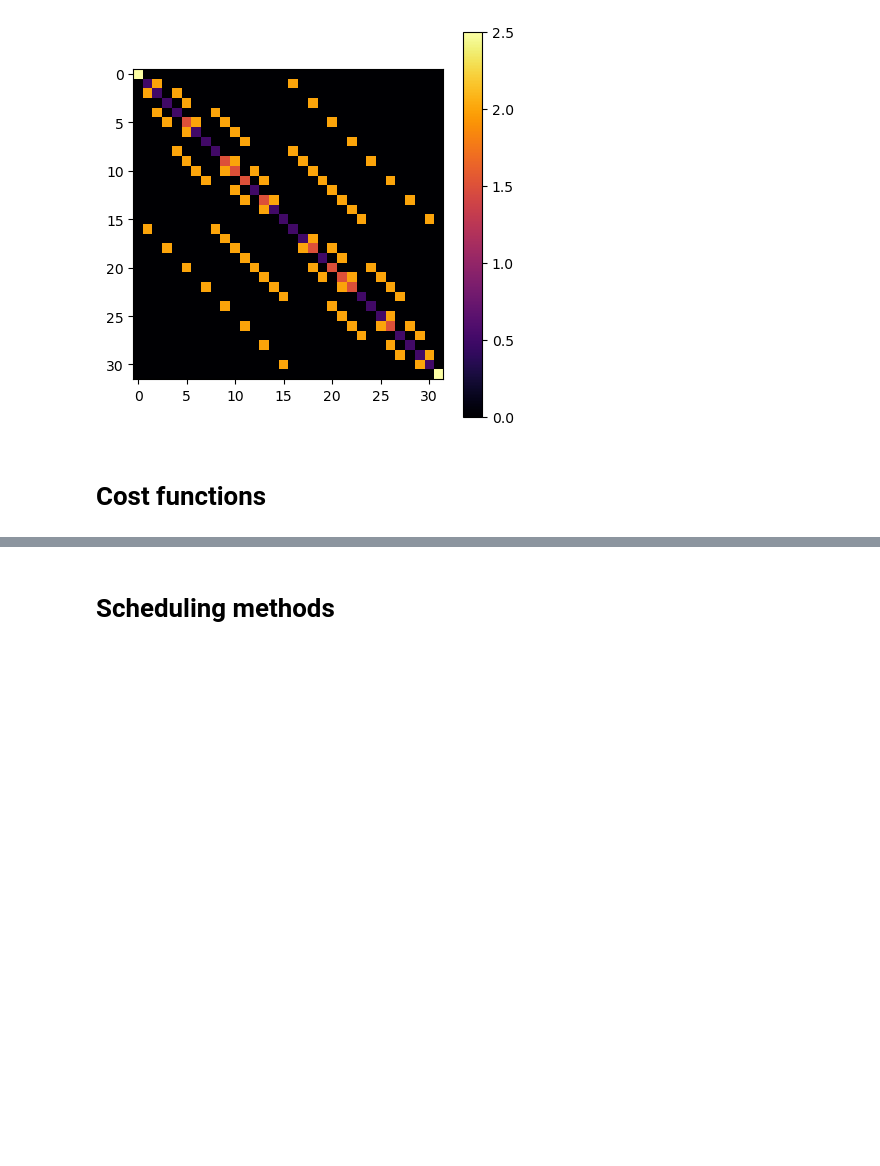
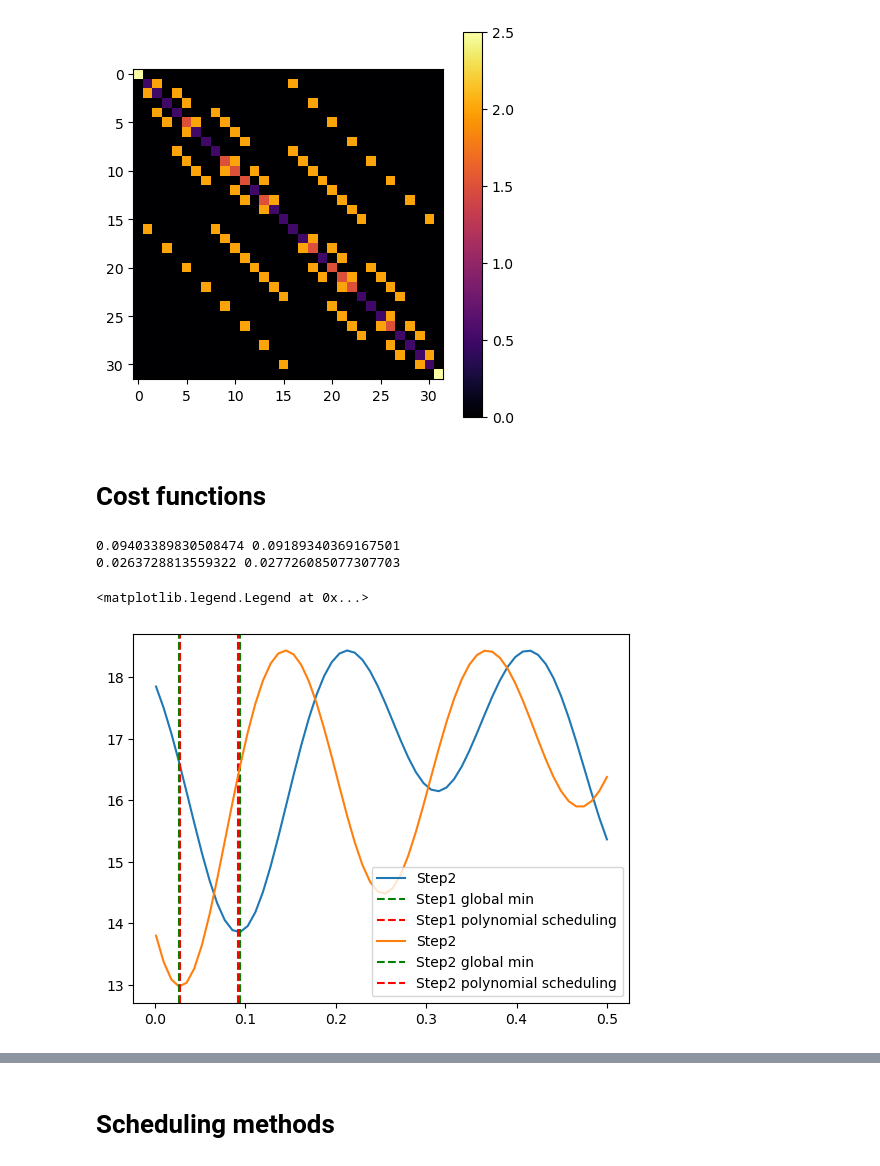
Before and after one commit to qiboteam/boostvqe, a Jupyter notebook: notebooks/docs_and_tutorial_ideas/proceedings.ipynb, the cells around one changed output, grey strips where cells are left out. Drawn from its saved outputs; the diff is of its cells as text; code cells hidden in the pictures; blank space fills up the shorter version.

```diff
--- a/notebooks/docs_and_tutorial_ideas/proceedings.ipynb
+++ b/notebooks/docs_and_tutorial_ideas/proceedings.ipynb
@@ -49,3 +56,39 @@ print(dbi.off_diagonal_norm)
 [figure]
 # %% [markdown]
 # Cost functions
+# %%
+# first plot the sweep
+dbi_eval = deepcopy(dbi)
+d = dbi_eval.diagonal_h_matrix
+s_space = np.linspace(1e-3, 5e-1, 60)
+loss_ls_1 = []
+for s in s_space:
+    loss_ls_1.append(dbi_eval.loss(step=s, d=dbi_eval.diagonal_h_matrix))
+s_polynomial_1 = polynomial_step(dbi_eval, d=d, n=10)
+s_min_1 = s_space[loss_ls_1.index(min(loss_ls_1))]
+print(s_min_1, s_polynomial_1)
+
+# evolve
+dbi_eval(step=s_min_1, d=d)
+d = dbi_eval.diagonal_h_matrix
+loss_ls_2 = []
+for s in s_space:
+    loss_ls_2.append(dbi_eval.loss(step=s, d=dbi_eval.diagonal_h_matrix))
+s_polynomial_2 = polynomial_step(dbi_eval, d=d, n=10)
+s_min_2 = s_space[loss_ls_2.index(min(loss_ls_2))]
+print(s_min_2, s_polynomial_2)
+
+plt.plot(s_space, loss_ls_1, label='Step2')
+plt.axvline(s_min_1, linestyle='--', color='g', label='Step1 global min')
+plt.axvline(s_polynomial_1, linestyle='--', color='r', label='Step1 polynomial scheduling')
+plt.legend()
+
+plt.plot(s_space, loss_ls_2, label='Step2')
+plt.axvline(s_min_2, linestyle='--', color='g', label='Step2 global min')
+plt.axvline(s_polynomial_2, linestyle='--', color='r', label='Step2 polynomial scheduling')
+plt.legend()
+# %% [output]
+0.09403389830508474 0.09189340369167501
+0.0263728813559322 0.027726085077307703
+<matplotlib.legend.Legend at 0x...>
+[figure, added]
```
Also changed, not shown: parts of 16 cells of this notebook, 1 other file.
